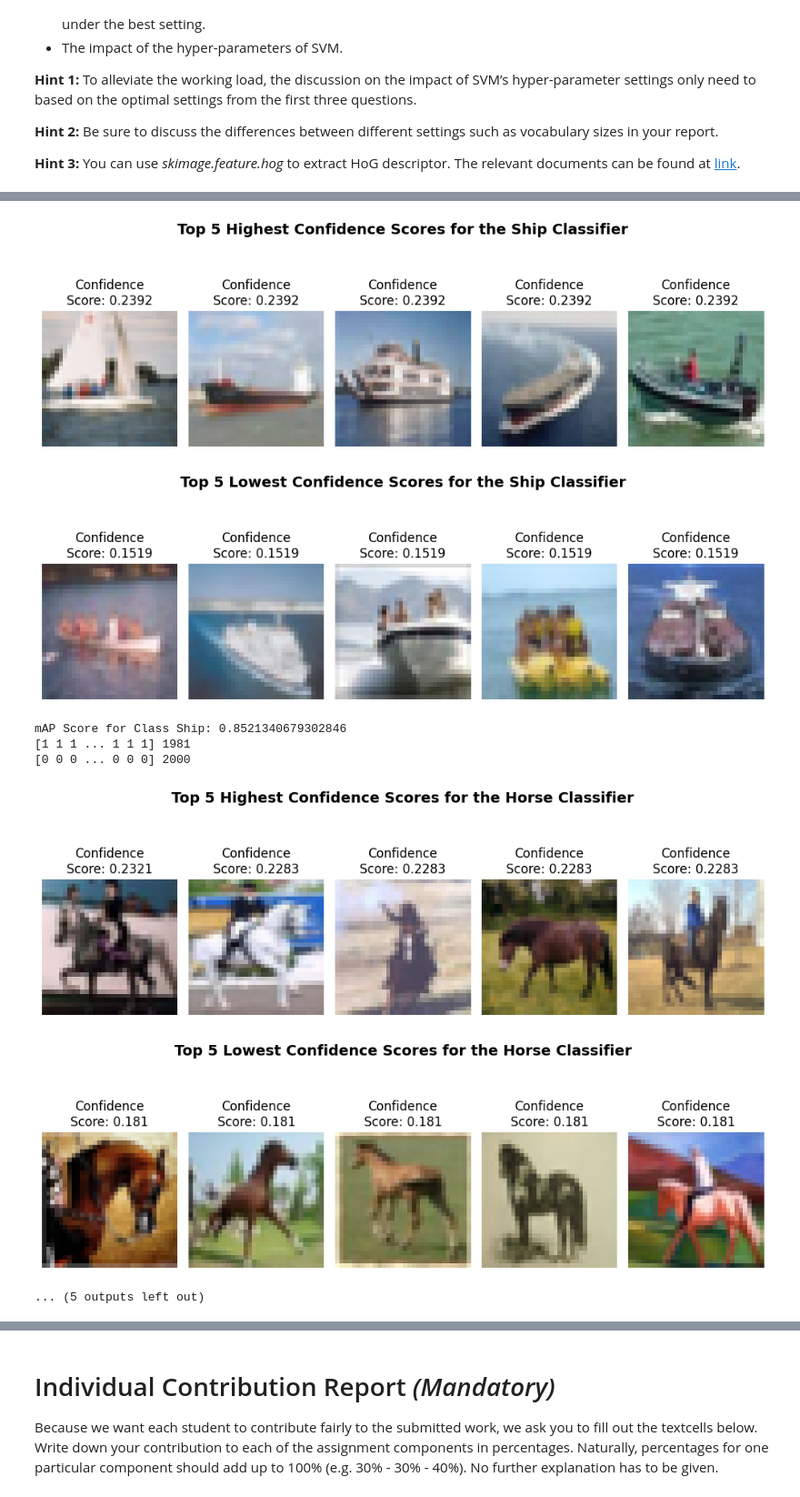
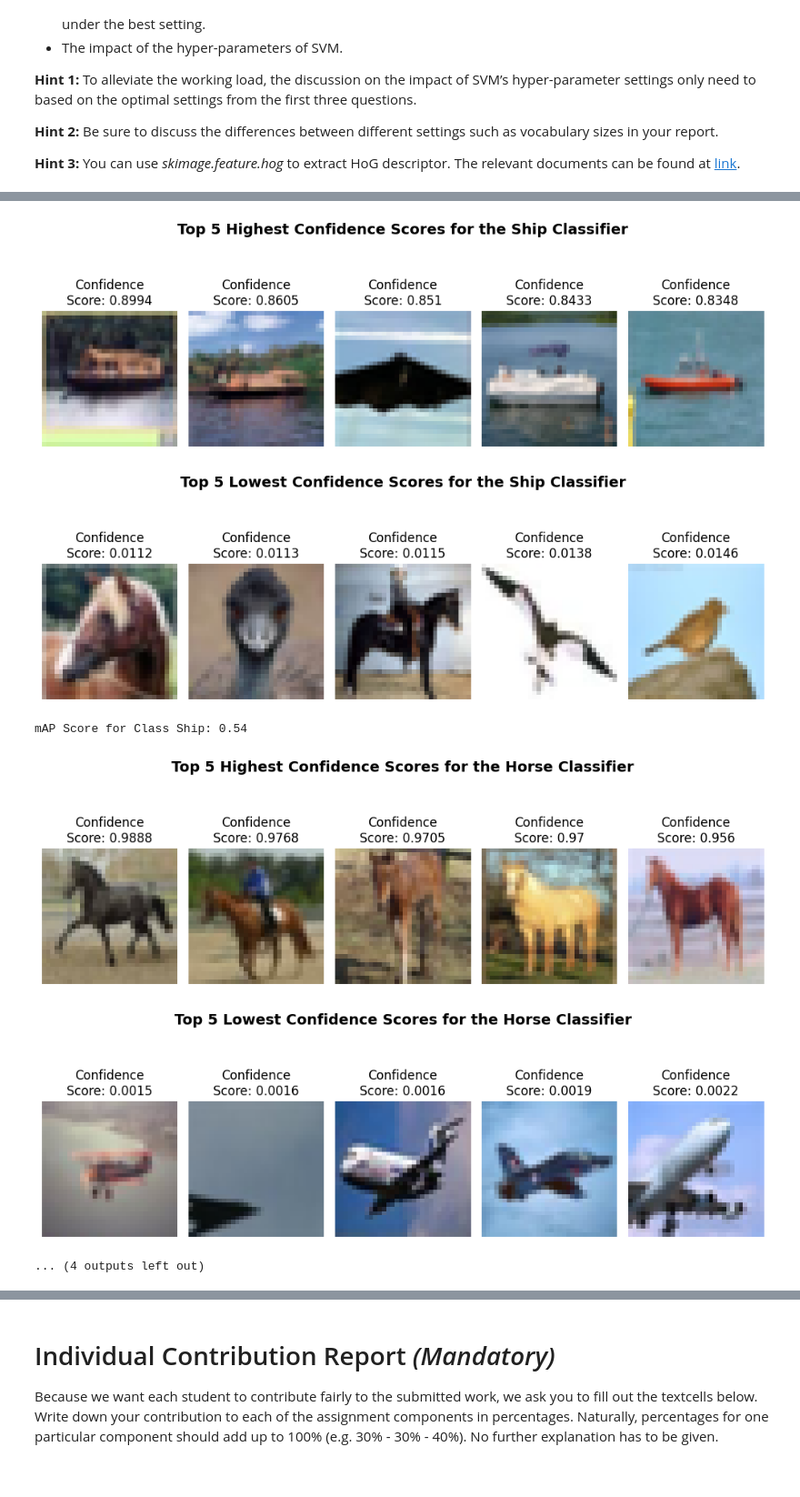
Before and after one commit to ekinfergan/ComputerVision1-UvA, a Jupyter notebook: Lab5/CV1 Final Lab 1.ipynb, the cells around one changed output, grey strips where cells are left out. Shown at 91% size. Saved outputs shown, nothing was run; the diff lists cells and outputs as text; code cells hidden in the pictures.

```diff
--- a/Lab5/CV1 Final Lab 1.ipynb
+++ b/Lab5/CV1 Final Lab 1.ipynb
@@ -607,11 +592,11 @@ def svm_classifier(dataset_hists, indexes, target=0, n_samples=50, cw={0: 1, 1:
 # %%
 ################################
 
-sample_50, indexes_50 = get_samples(encoded_features, subset_ratio, training_label, vocabulary_size)
+train_50, test_50, indexes_50 = get_samples(encoded_features, training_label, vocabulary_size)
 results_50            = {}
 for label in range(num_classes):
 
-    results_50[label] = svm_classifier(sample_50, indexes_50, target=label)
+    results_50[label] = svm_classifier(train_50, test_50, indexes_50, target=label)
 
 ################################
 # %% [markdown]
@@ -711,16 +679,16 @@ def pipeline(images, threshold, training_label, class_names, num_classes, vocab_
 
     # Step 2) Vocabulary Generation
     print("Generating Vocabulary...")
-    train_data = desc_merger(features, threshold, training_label, ftype=ftype) # Subset selection
+    train_data = desc_merger(features, threshold, training_label) # Subset selection
     data_vocab = vocab_maker(train_data, vocab_size) # K-NN Generation
 
     # Step 3) Feature Encoding using Vocabulary
     print("Encoding Features...")
-    encoded_features = encode_features(features, data_vocab, ftype=ftype)
+    encoded_features = encode_features(features, data_vocab)
 
     # Step 4) Testing and Result Generation
     print("Performing Testing...\n")
-    test_data, test_idx = get_samples(encoded_features, threshold, training_label, vocab_size)
+    data_train, data_test, idx_test = get_samples(encoded_features, training_label, vocab_size)
     results = {}
     for label in range(num_classes):
 
@@ -728,16 +696,15 @@ def pipeline(images, threshold, training_label, class_names, num_classes, vocab_
         class_name     = class_names[label]
 
         # Classification
-        class_results  = svm_classifier(test_data, test_idx, target=label, n_samples=100, **svc_params) # Classification using the points _not_ used for SVM or training
-        curr_results   = result_gen(class_results)
-        results[label] = curr_results # Saving to result dictionary
-        map_score      = curr_results['map']
+        class_results  = svm_classifier(data_train, data_test, idx_test, target=label, **svc_params) # Classification using the points _not_ used for SVM or training
+        results[label] = class_results # Saving to result dictionary
+        map_score      = map_scorer(class_results['true'], class_results['pred'])
 
         # (Optional) Step 5) Visualization
         if (plot == 'on'):
 
-            indexes     = curr_results['sorted_idx']
-            confidences = curr_results['sorted_conf']
+            indexes     = class_results['idxs']
+            confidences = class_results['conf']
 
             conf_plotter(images, indexes, confidences, class_name, mode = 'h', n_plot=num_classes)
             conf_plotter(images, indexes, confidences, class_name, mode = 'l', n_plot=num_classes)
@@ -799,7 +766,7 @@ for vocab_size in [500, 1500]: # We already know the result for 1000 so it is no
 
     print("Generating Results for Vocabulary Size:", vocab_size)
     final_vocab[vocab_size] = pipeline(images=training_data,
-                                       threshold=0.5, # Best thus far (may need to reevaluate)
+                                       threshold=0.3,
                                        training_label=training_label,
                                        class_names=class_names,
                                        num_classes=num_classes,
@@ -869,14 +836,14 @@ Pipeline Done!
 # Cell Containing Visualization of Optimal Results
 
 # 4) Visualization
-pipeline(images=training_data,
-         threshold=0.5, # Best thus far (may need to reevaluate)
-         training_label=training_label,
-         class_names=class_names,
-         num_classes=num_classes,
-         vocab_size=500,
-         ftype='sift',
-         plot='on')
+visual = pipeline(images=training_data,
+                  threshold=0.3, # Best thus far (may need to reevaluate)
+                  training_label=training_label,
+                  class_names=class_names,
+                  num_classes=num_classes,
+                  vocab_size=500,
+                  ftype='hog',
+                  plot='on')
 
 ################################
 # %% [output]
@@ -903,11 +863,9 @@ mAP Score for Class Bird: 0.31673477457236376
-[figure, old version]
+[figure, new version]
-[figure, old version]
+[figure, new version]
-mAP Score for Class Ship: 0.8521340679302846
-[1 1 1 ... 1 1 1] 1981
-[0 0 0 ... 0 0 0] 2000
+mAP Score for Class Ship: 0.54
-[figure, old version]
+[figure, new version]
-[figure, old version]
+[figure, new version]
-... (5 outputs left out)
+... (4 outputs left out)
 # %%
 ################################
 
```
Also changed, not shown: parts of 15 cells of this notebook.
